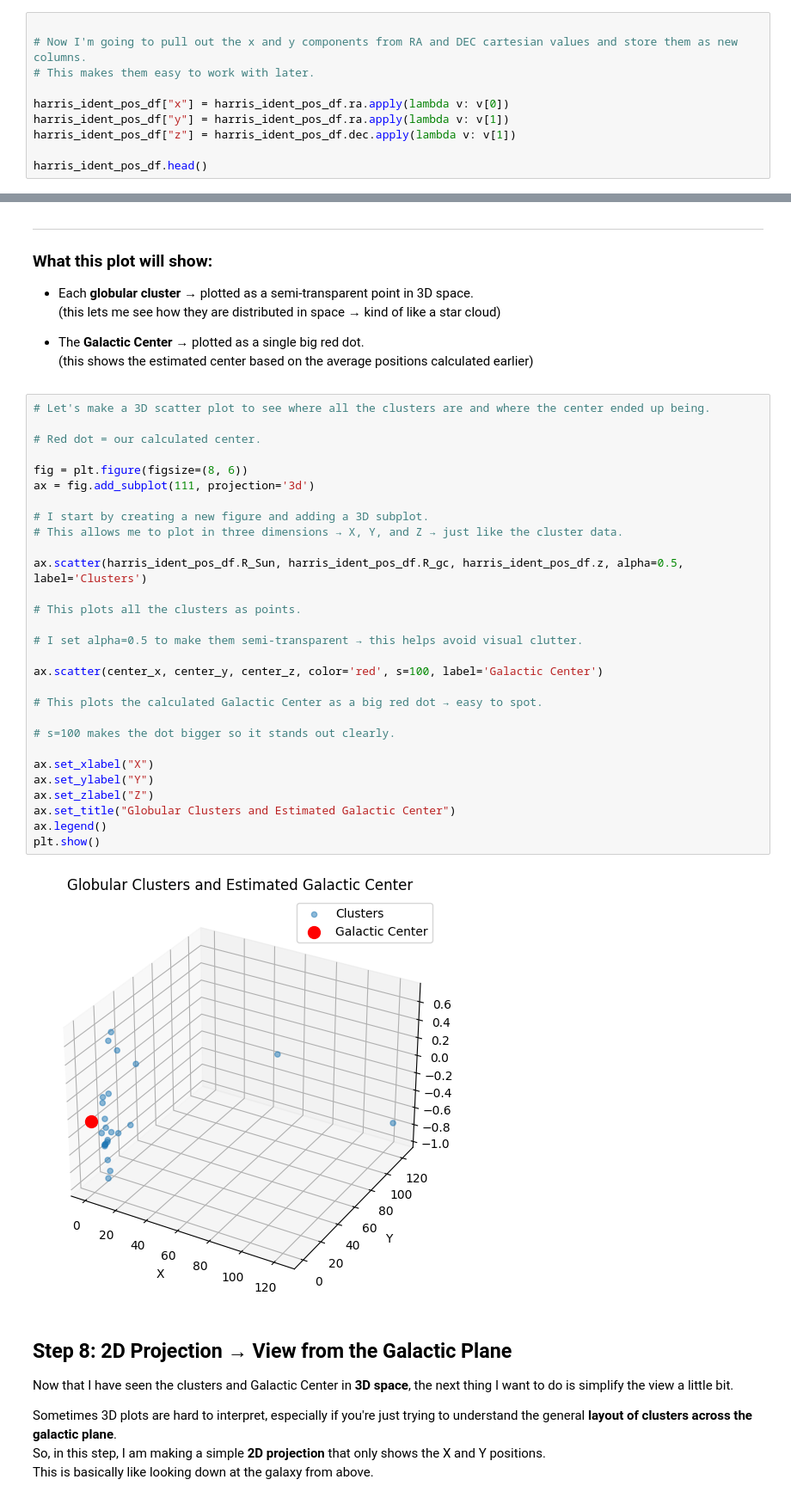
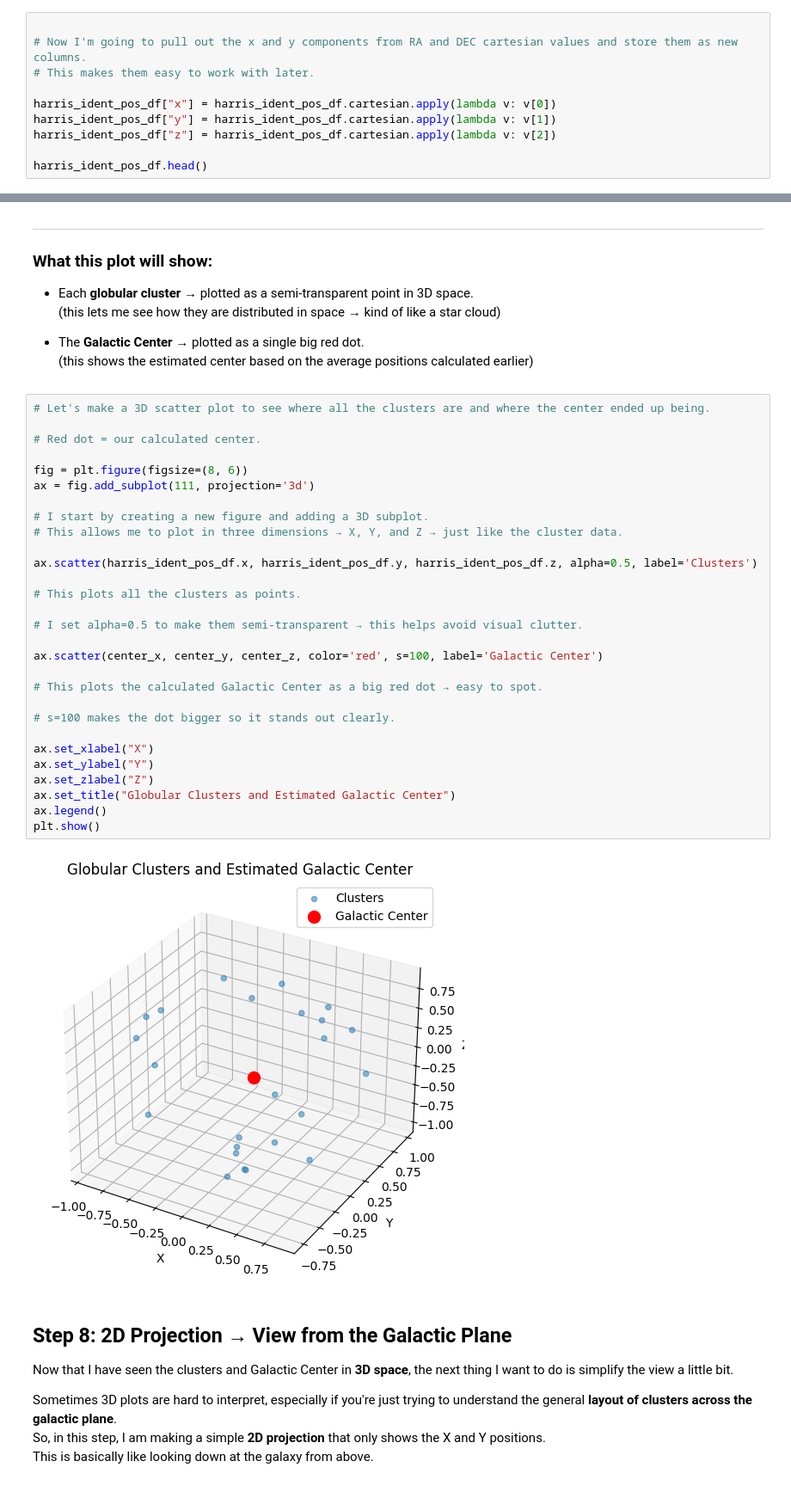
Before and after one commit to SLey3/data275-elegant-project, a Jupyter notebook: Problem_2.ipynb, the cells around one changed output, grey strips where cells are left out. Shown at 86% size. Drawn from its saved outputs; the diff is of its cells as text.

```diff
--- a/Problem_2.ipynb
+++ b/Problem_2.ipynb
@@ -80,9 +80,9 @@ At this point, every RA and DEC value in my DataFrame has been converted into **
 # Now I'm going to pull out the x and y components from RA and DEC cartesian values and store them as new columns.
 # This makes them easy to work with later.
 
-harris_ident_pos_df["x"] = harris_ident_pos_df.ra.apply(lambda v: v[0])
-harris_ident_pos_df["y"] = harris_ident_pos_df.ra.apply(lambda v: v[1])
-harris_ident_pos_df["z"] = harris_ident_pos_df.dec.apply(lambda v: v[1])
+harris_ident_pos_df["x"] = harris_ident_pos_df.cartesian.apply(lambda v: v[0])
+harris_ident_pos_df["y"] = harris_ident_pos_df.cartesian.apply(lambda v: v[1])
+harris_ident_pos_df["z"] = harris_ident_pos_df.cartesian.apply(lambda v: v[2])
 
 harris_ident_pos_df.head()
 # %% [output]
@@ -142,34 +142,34 @@ This step will help me (and anyone else looking at this project) clearly see whe
 # %%
 # Let's make a 3D scatter plot to see where all the clusters are and where the center ended up being.
 
 # Red dot = our calculated center.
 
 fig = plt.figure(figsize=(8, 6))
 ax = fig.add_subplot(111, projection='3d')
 
 # I start by creating a new figure and adding a 3D subplot.
 # This allows me to plot in three dimensions → X, Y, and Z → just like the cluster data.
 
-ax.scatter(harris_ident_pos_df.R_Sun, harris_ident_pos_df.R_gc, harris_ident_pos_df.z, alpha=0.5, label='Clusters')
+ax.scatter(harris_ident_pos_df.x, harris_ident_pos_df.y, harris_ident_pos_df.z, alpha=0.5, label='Clusters')
 
 # This plots all the clusters as points.
 
 # I set alpha=0.5 to make them semi-transparent → this helps avoid visual clutter.
 
 ax.scatter(center_x, center_y, center_z, color='red', s=100, label='Galactic Center')
 
 # This plots the calculated Galactic Center as a big red dot → easy to spot.
 
 # s=100 makes the dot bigger so it stands out clearly.
 
 ax.set_xlabel("X")
 ax.set_ylabel("Y")
 ax.set_zlabel("Z")
 ax.set_title("Globular Clusters and Estimated Galactic Center")
 ax.legend()
 plt.show()
 # %% [output]
-[figure, old version]
+[figure, new version]
 # %% [markdown]
 ## Step 8: 2D Projection → View from the Galactic Plane
 
```
Also changed, not shown: parts of 5 cells of this notebook, 2 other files.
